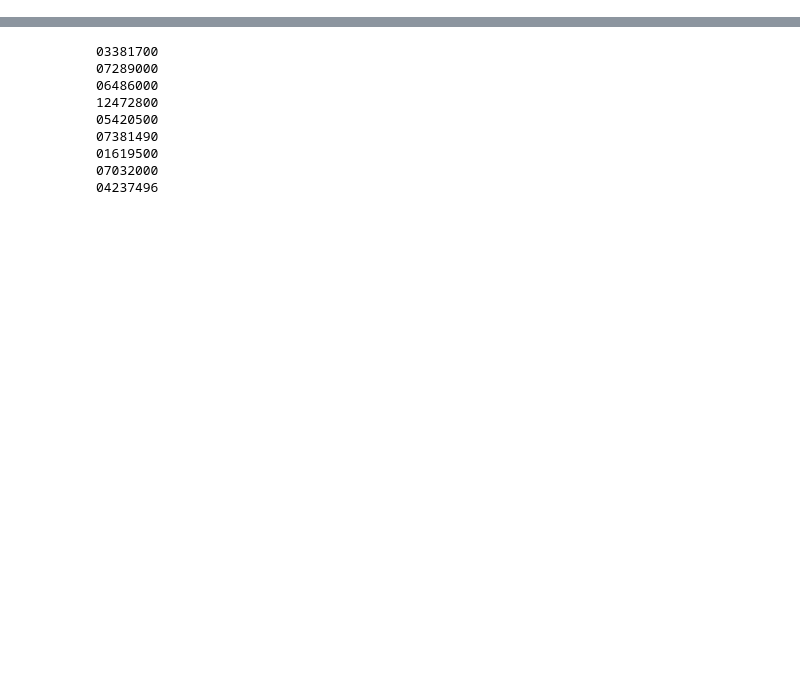
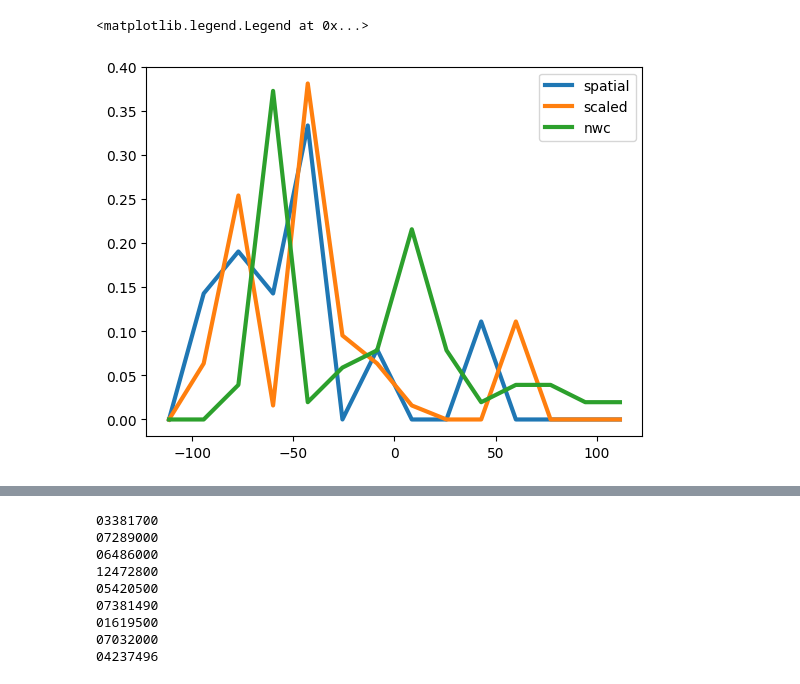
Before and after one commit to nicolas998/nwc_evaluation_platform, a Jupyter notebook: source/playground.ipynb, the cells around one changed output, grey strips where cells are left out. Saved outputs shown, nothing was run; the diff lists cells and outputs as text; code cells hidden in the pictures; blank space fills up the shorter version.

```diff
--- a/source/playground.ipynb
+++ b/source/playground.ipynb
@@ -23,0 +30,9 @@ plotly_colors = [
+# %%
+year = 2019
+data = np.load('../data/hrrr_basin_'+str(year)+'.npz', allow_pickle = True)
+hrrr_totals = data['data']
+hrrr_usgs = data['usgs_id']
+hrrr_areas = pd.read_csv('../data/hrrr_usgs_areas.csv', index_col = 0)
+hrrr_rain = np.divide(hrrr_totals, hrrr_areas.values)
+shared1 = np.isin(hrrr_usgs, d['usgs_id']).nonzero()[0]
+shared2 = np.isin(hrrr_usgs, p['usgs_id']).nonzero()[0]
@@ -23,0 +76,15 @@ plotly_colors = [
+# %%
+rmin = 3
+bins = np.linspace(-120,120,15)
+h, b1 = get_hist(a,hrrr_rain[ph], bins,rmin)
+pl.plot(b1, h, lw = 3, label = 'spatial')
+h, b1 = get_hist(b,hrrr_rain[ph], bins,rmin)
+pl.plot(b1, h, lw = 3, label = 'scaled')
+h, b1 = get_hist(c[0],hrrr_rain[ph], bins,rmin)
+pl.plot(b1, h, lw = 3, label = 'nwc')
+h, b1 = get_hist(f[0],hrrr_rain[ph], bins,rmin)
+#pl.plot(b1, h, lw = 3, label = 'temporal')
+pl.legend(loc = 0)
+# %% [output]
+<matplotlib.legend.Legend at 0x...>
+[figure, added]
```
Also changed, not shown: parts of 11 cells of this notebook, 7 other files.
